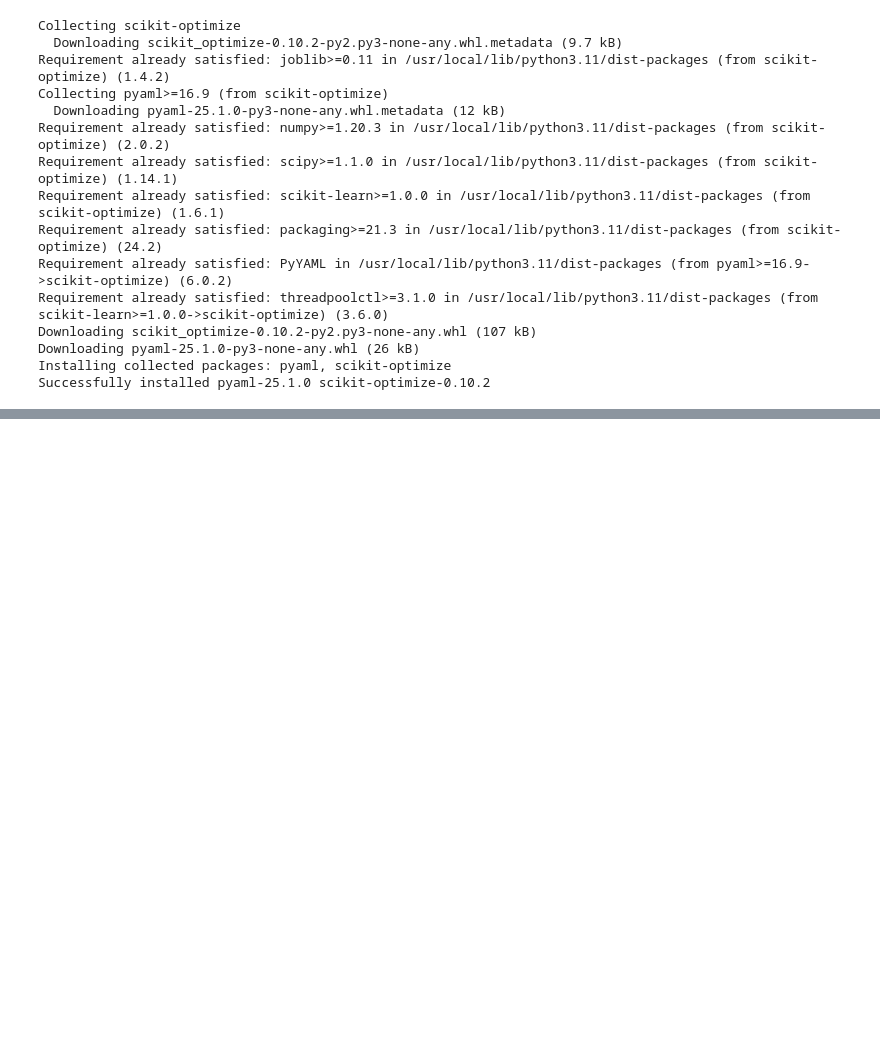
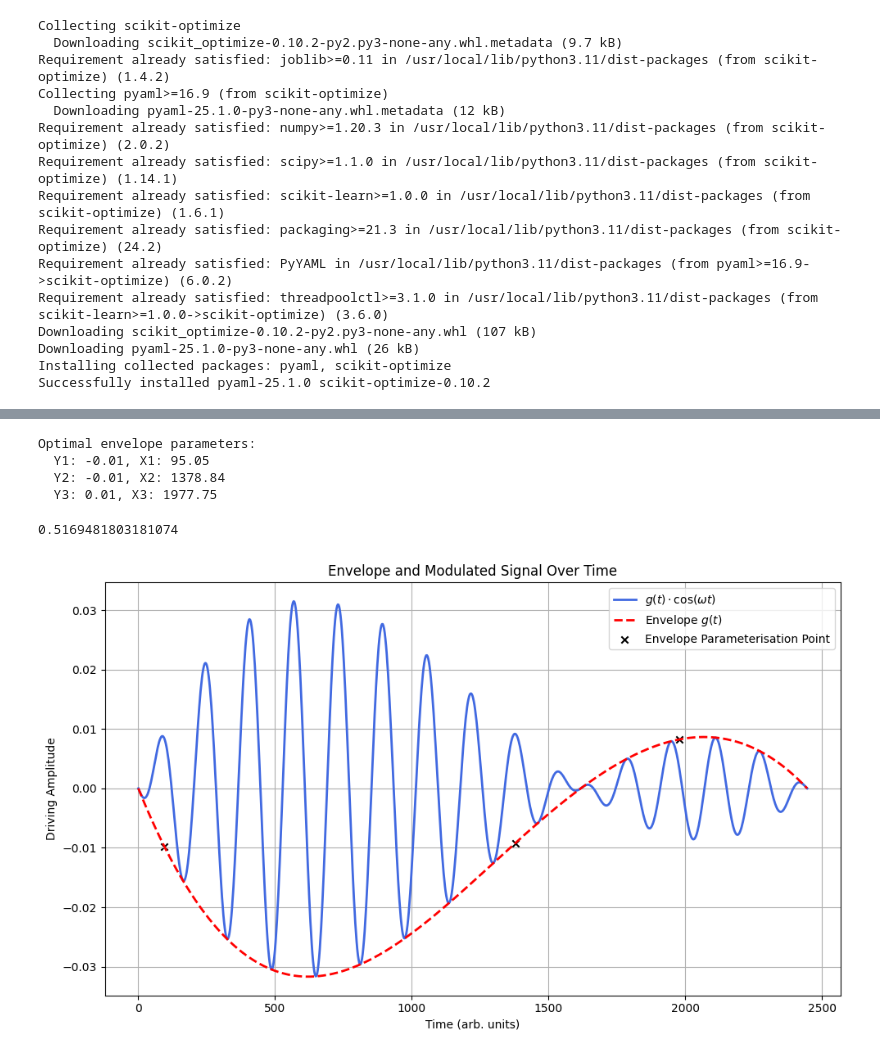
Before and after one commit to sayak395/Jaynes-Cummings-model, a Jupyter notebook: Parameterisation_of_JC_model.ipynb, the cells around one changed output, grey strips where cells are left out. Cells and saved outputs as stored; diff of their text form; code cells hidden in the pictures; blank space fills up the shorter version.

```diff
--- a/Parameterisation_of_JC_model.ipynb
+++ b/Parameterisation_of_JC_model.ipynb
@@ -150,35 +177,58 @@ Iteration No: 87 started. Searching for the next optimal point.
+# %%
+print("Optimal envelope parameters:")
+print(f"  Y1: {res.x[1]:.2f}, X1: {res.x[2]:.2f}")
+print(f"  Y2: {res.x[3]:.2f}, X2: {res.x[4]:.2f}")
+print(f"  Y3: {res.x[5]:.2f}, X3: {res.x[6]:.2f}")
+# %% [output]
+Optimal envelope parameters:
+  Y1: -0.01, X1: 95.05
+  Y2: -0.01, X2: 1378.84
+  Y3: 0.01, X3: 1977.75
+# %%
+# Check what frequency is used
+
+freq = 2 * g * np.sqrt(1)
+print(freq/(res.x[0] * wc))
+# %% [output]
+0.5169481803181074
 # %%
 # Assuming 'res' holds the results from Bayesian optimization and contains optimal values
 optimal_frequency = res.x[0]
 optimal_envelope_value = res.x[1]
 optimal_envelope_x_value = res.x[2]
+optimal_Y2 = res.x[3]
+optimal_X2 = res.x[4]
+optimal_Y3 = res.x[5]
+optimal_X3 = res.x[6]
 optimal_sim_time = res.x[-1]
 
 # Define the envelope function using optimal parameters
-envelope_values = [0, optimal_envelope_value, 0]
-control_times = [0, optimal_envelope_x_value, optimal_sim_time]
+envelope_values = [0, optimal_envelope_value, optimal_Y2, optimal_Y3, 0]
+control_times = [0, optimal_envelope_x_value, optimal_X2, optimal_X3, optimal_sim_time]
 spline = CubicSpline(control_times, envelope_values, extrapolate=False)
 
 # Time array for the simulation, using the optimal simulation time
 tau = np.linspace(0, optimal_sim_time, 1000)
 
 envelope = spline(tau)
 cosine_wave = np.cos(optimal_frequency * tau)
 modulated_wave = envelope * cosine_wave
 
 # Plotting the envelope and the modulated signal
 plt.figure(figsize=(10, 6))
 
 plt.plot(tau, modulated_wave, label='$g(t) \\cdot \\cos(\\omega t)$', linewidth=2, color ='royalblue')
 plt.plot(tau, envelope, label='Envelope $g(t)$', linestyle='--',color='red', linewidth=2)
-plt.scatter(control_times[1], envelope_values[1], marker = 'x', color = 'black', label = 'Envelope Parameterisation Point')
+plt.scatter(control_times[1:4], envelope_values[1:4], marker = 'x', color = 'black', label = 'Envelope Parameterisation Point')
 plt.title('Envelope and Modulated Signal Over Time')
 plt.xlabel('Time (arb. units)')
 plt.ylabel('Driving Amplitude')
 plt.legend()
 plt.grid(True)
 plt.tight_layout()
 plt.show()
+# %% [output]
+[figure, added]
 # %%
 plot_convergence(res)
 plt.show()
```
Also changed, not shown: parts of 24 cells of this notebook.
